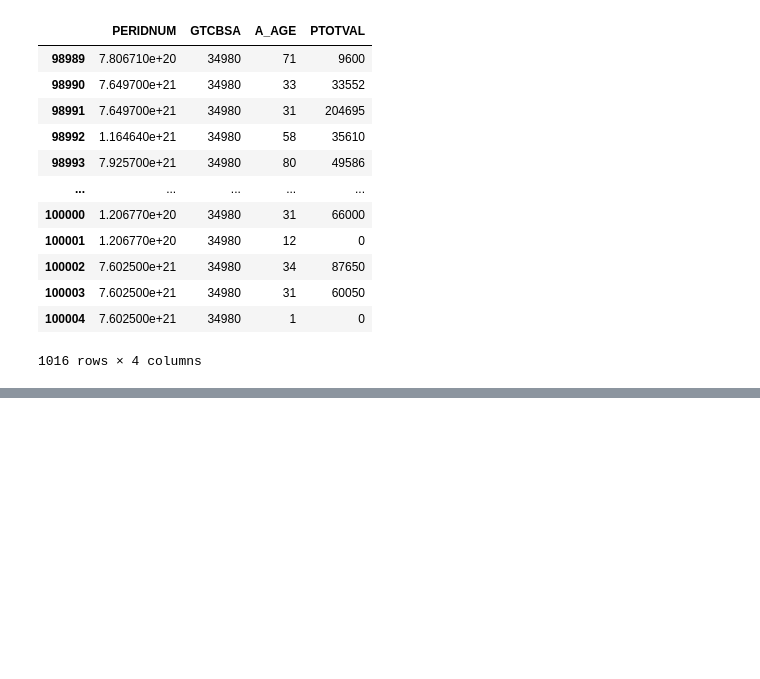
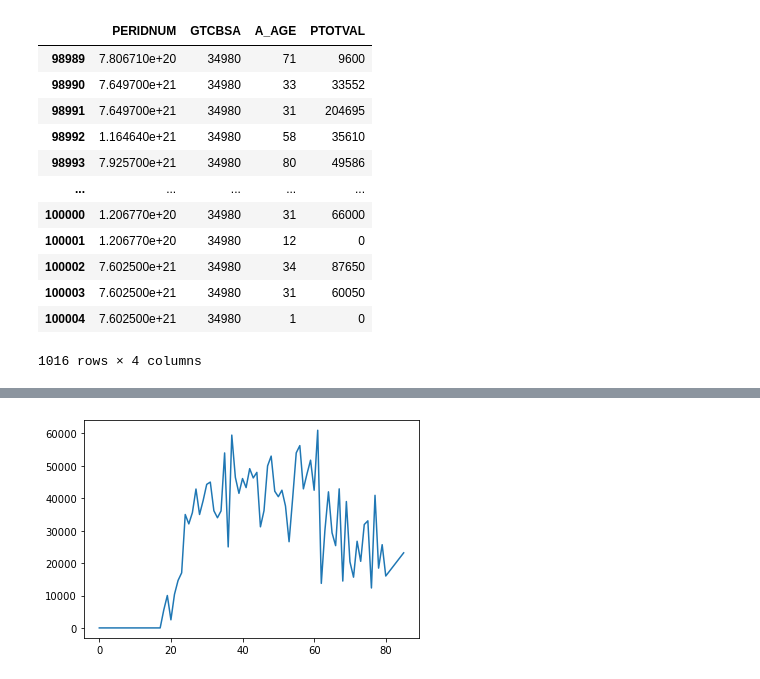
Before and after one commit to abrunlinger/Quarantine-Lifestyle-Analysis, a Jupyter notebook: notebooks/Quarantine Analysis.ipynb, the cells around one changed output, grey strips where cells are left out. Drawn from its saved outputs; the diff is of its cells as text; code cells hidden in the pictures; blank space fills up the shorter version.

```diff
--- a/notebooks/Quarantine Analysis.ipynb
+++ b/notebooks/Quarantine Analysis.ipynb
@@ -58,0 +80,4 @@ plt.plot(kind='scatter', xaxis = 'A_AGE', yaxis = 'PTOTVAL')
+# %%
+#Let's aggregate things by age so we can work with them further
+income_by_age = ppdf_filtered.groupby(by=['A_AGE']).agg({'PTOTVAL':['median']})
+income_by_age
@@ -58,0 +100,5 @@ plt.plot(kind='scatter', xaxis = 'A_AGE', yaxis = 'PTOTVAL')
+# %%
+#Clean it up so the structure is a traditional dataframe
+income_by_age.columns = income_by_age.columns.droplevel(1)
+income_by_age = income_by_age.reset_index()
+income_by_age
@@ -58,0 +119,6 @@ plt.plot(kind='scatter', xaxis = 'A_AGE', yaxis = 'PTOTVAL')
+# %%
+#Now we can plot our new dataframe
+plt.plot('A_AGE', 'PTOTVAL', data = income_by_age)
+plt.show()
+# %% [output]
+[figure, added]
```
Also changed, not shown: parts of 6 cells of this notebook.
